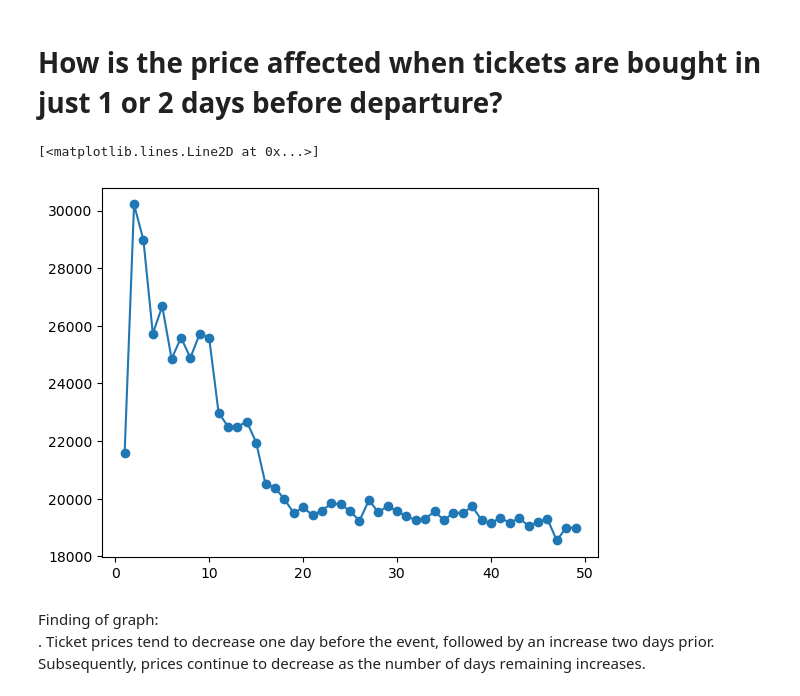
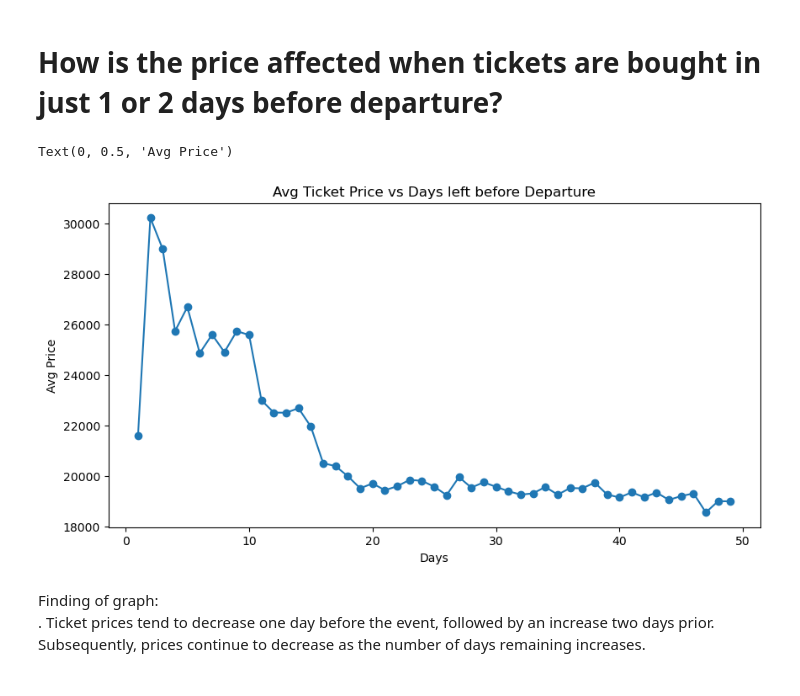
Before and after one commit to ajeetsingh666/Flight_Price_Prediction, a Jupyter notebook: Flight_Price_Extensive_EDA.ipynb, the cells around one changed output. Drawn from its saved outputs; the diff is of its cells as text; code cells hidden in the pictures.

```diff
--- a/Flight_Price_Extensive_EDA.ipynb
+++ b/Flight_Price_Extensive_EDA.ipynb
@@ -184,11 +176,15 @@ plt.tight_layout()
 # How is the price affected when tickets are bought in just 1 or 2 days before departure?
 # %%
 days_price_mean = df.groupby('days_left')['price'].mean()
-# %%
-plt.plot(days_price.index, days_price.values, 'o-')
-# %% [output]
-[<matplotlib.lines.Line2D at 0x...>]
-[figure, removed]
+# %%
+plt.figure(figsize=(10,5))
+plt.plot(days_price.index, days_price.values, 'o-')
+plt.title('Avg Ticket Price vs Days left before Departure')
+plt.xlabel('Days')
+plt.ylabel('Avg Price')
+# %% [output]
+Text(0, 0.5, 'Avg Price')
+[figure, added]
 # %% [markdown]
 Finding of graph: <br>
 . Ticket prices tend to decrease one day before the event, followed by an increase two days prior. Subsequently, prices continue to decrease as the number of days remaining increases.
```
Also changed, not shown: parts of 26 cells of this notebook.
